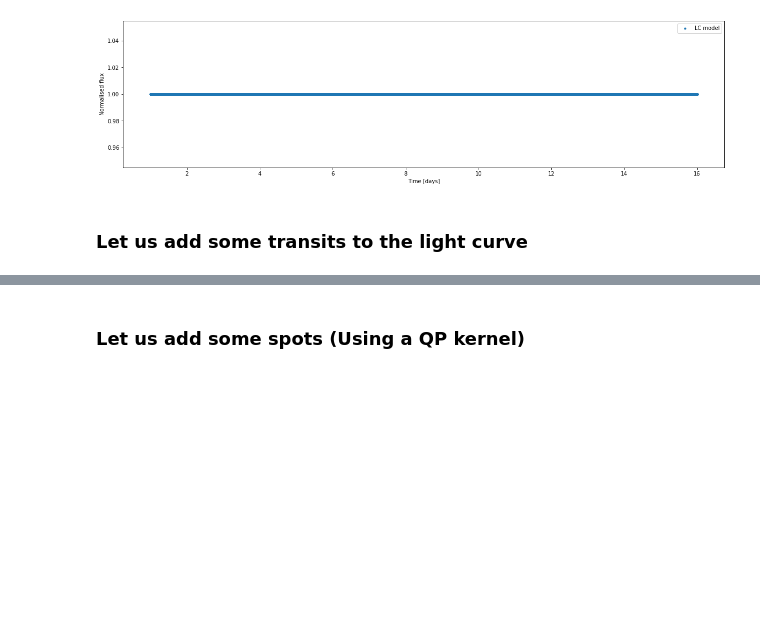
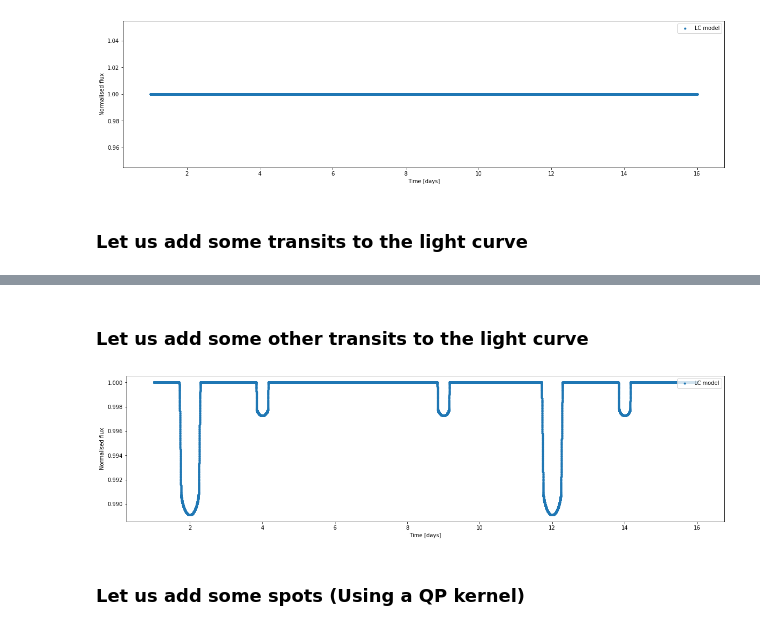
Before and after one commit to oscaribv/citlalicue, a Jupyter notebook: example_light_curves.ipynb, the cells around one changed output, grey strips where cells are left out. Cells and saved outputs as stored; diff of their text form; code cells hidden in the pictures; blank space fills up the shorter version.

```diff
--- a/example_light_curves.ipynb
+++ b/example_light_curves.ipynb
@@ -71,3 +71,33 @@ lc.plot(fsx=20,fsy=5)
+# %% [markdown]
+### Let us add some other transits to the light curve
+# %%
+#We need to specify the parameters
+#T0 time of periastron
+#P orbital period
+#b impact parameter
+#rho stellar density
+#rp planet radius scaled to the radius of the star
+#u1 linear limb darkening coefficient
+#u2 quadratic limb darkening coefficient
+
+T0 = 2.
+P  = 10.
+b  = 0.
+a  = 6
+rp = 0.1
+u1 = 0.25
+u2 = 0
+
+#Let us create a list with all the planet parameters
+planet_parameters = [T0,P,b,a,rp,u1,u2]
+
+#Let us add the planet by calling the add_transits method
+lc.add_transits(planet_parameters=planet_parameters,planet_name='c')
+
+#re-plot the light curve to see the planets
+lc.plot(fsx=20,fsy=5)
+# %% [output]
+[figure, added]
 # %% [markdown]
 ### Let us add some spots (Using a QP kernel)
 # %%
```
Also changed, not shown: parts of 3 cells of this notebook, 1 other file.
